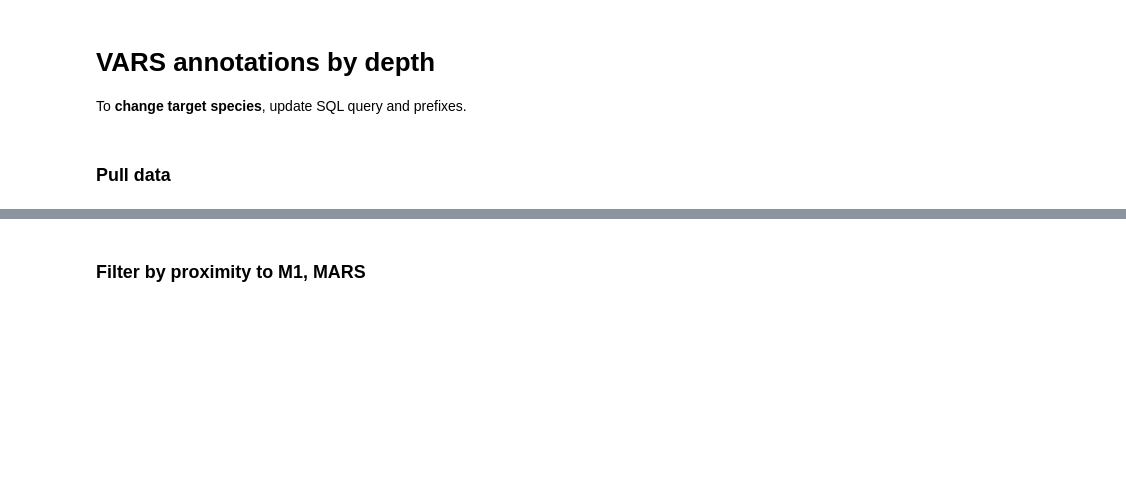
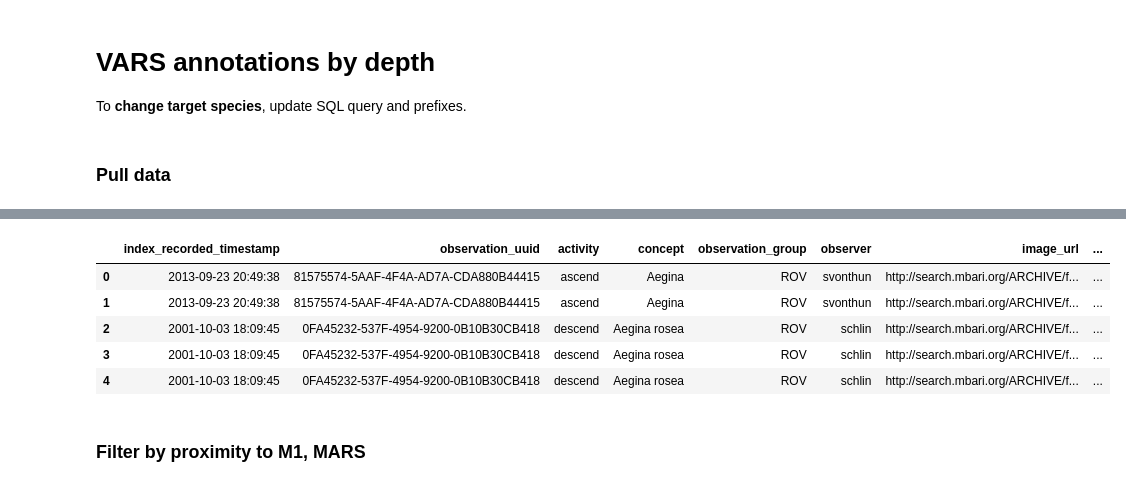
Before and after one commit to CeNCOOS/VARS, a Jupyter notebook: eDNA_VARS_annotations_by_depth.ipynb, the cells around one changed output, grey strips where cells are left out. Saved outputs shown, nothing was run; the diff lists cells and outputs as text; code cells hidden in the pictures; blank space fills up the shorter version.

```diff
--- a/eDNA_VARS_annotations_by_depth.ipynb
+++ b/eDNA_VARS_annotations_by_depth.ipynb
@@ -30,7 +30,7 @@ def get_single_quoted_text(s):
     Takes string s and returns any text in s that is between the first set of single quotes, removing whitespace.
 
     Example:
-    s = "What if there's more ' than one' sest of single' quotes?"
+    s = "What if there's more ' than one' set of single' quotes?"
     get_single_quoted_text(s) --> 's more'
 
     """
@@ -120,3 +90,17 @@ data.head()
+# %%
+## Add column names
+
+data[0].columns = data[1]
+data = data[0]
+
+data.head()
+# %% [output]
+|  | index_recorded_timestamp | observation_uuid | activity | concept | observation_group | observer | image_url | ... |
+| 0 | 2013-09-23 20:49:38 | 81575574-5AAF-4F4A-AD7A-CDA880B44415 | ascend | Aegina | ROV | svonthun | http://search.mbari.org/ARCHIVE/f... | ... |
+| 1 | 2013-09-23 20:49:38 | 81575574-5AAF-4F4A-AD7A-CDA880B44415 | ascend | Aegina | ROV | svonthun | http://search.mbari.org/ARCHIVE/f... | ... |
+| 2 | 2001-10-03 18:09:45 | 0FA45232-537F-4954-9200-0B10B30CB418 | descend | Aegina rosea | ROV | schlin | http://search.mbari.org/ARCHIVE/f... | ... |
+| 3 | 2001-10-03 18:09:45 | 0FA45232-537F-4954-9200-0B10B30CB418 | descend | Aegina rosea | ROV | schlin | http://search.mbari.org/ARCHIVE/f... | ... |
+| 4 | 2001-10-03 18:09:45 | 0FA45232-537F-4954-9200-0B10B30CB418 | descend | Aegina rosea | ROV | schlin | http://search.mbari.org/ARCHIVE/f... | ... |
 # %% [markdown]
 ### Filter by proximity to M1, MARS
 # %%
```
Also changed, not shown: parts of 10 cells of this notebook.
